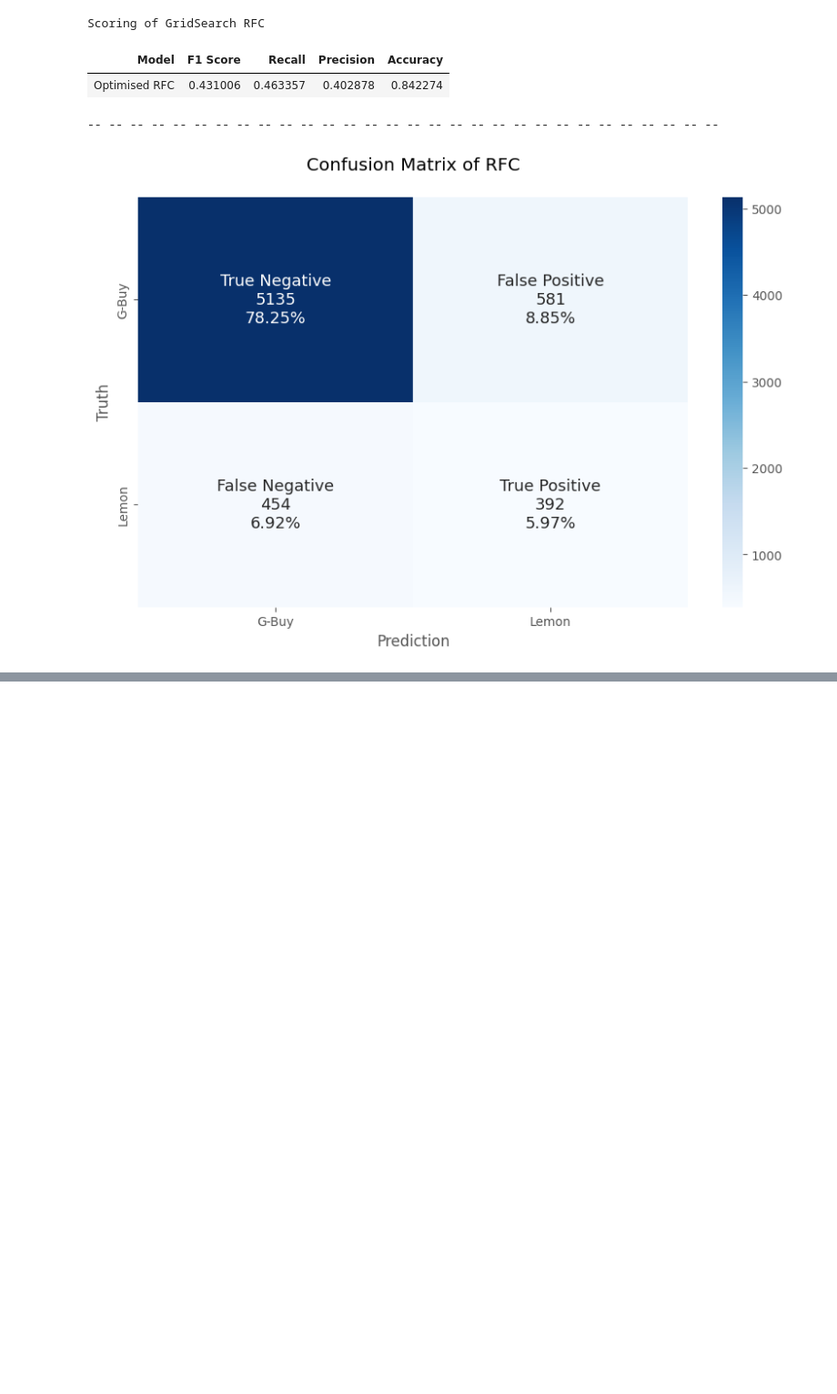
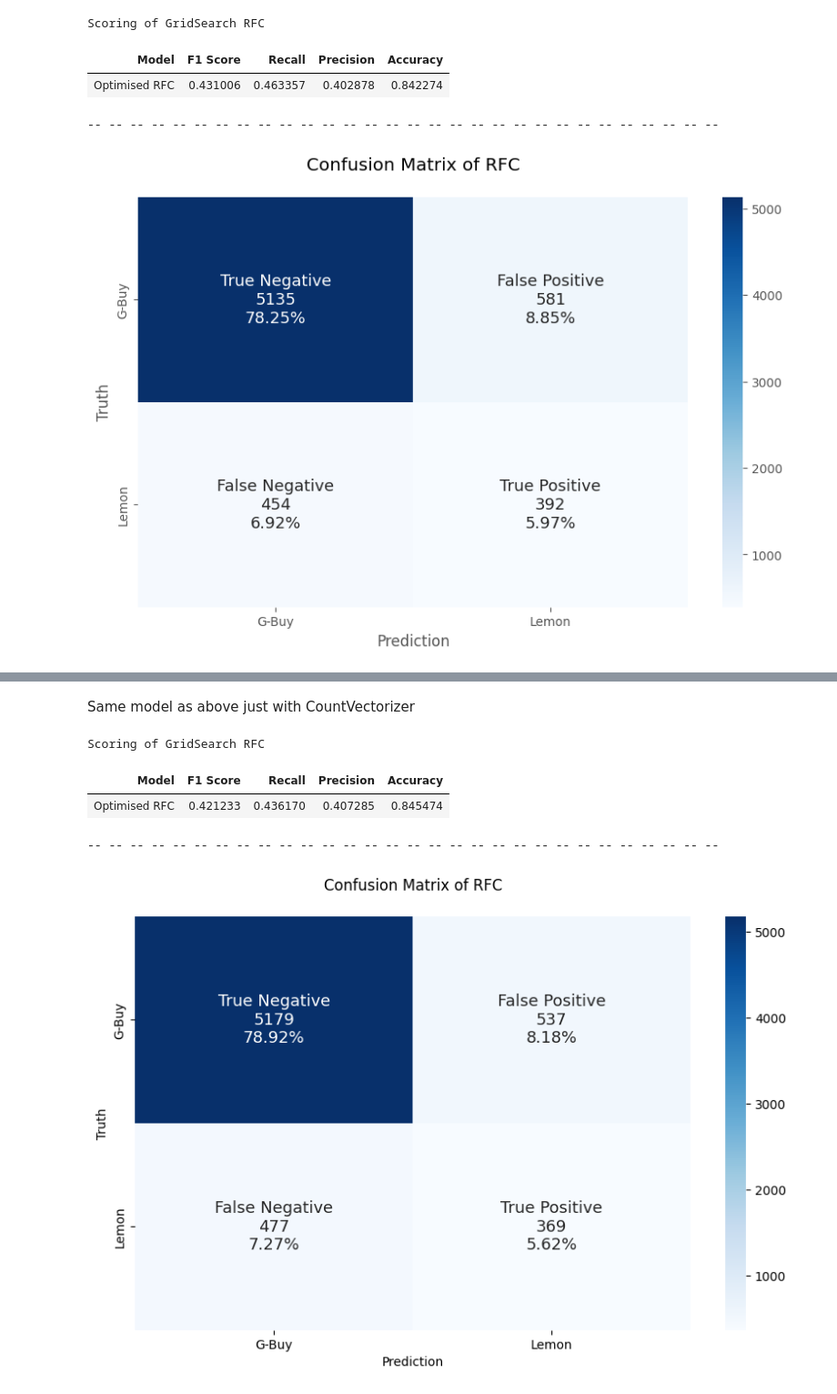
Before and after one commit to Joe-ElM/Used-Cars-Sales, a Jupyter notebook: Notebooks/9. NLP TF-IDF BOW.ipynb, the cells around one changed output, grey strips where cells are left out. Shown at 91% size. Cells and saved outputs as stored; diff of their text form; code cells hidden in the pictures; blank space fills up the shorter version.

```diff
--- a/Notebooks/9. NLP TF-IDF BOW.ipynb
+++ b/Notebooks/9. NLP TF-IDF BOW.ipynb
@@ -792,0 +786,55 @@ Scoring of GridSearch RFC FE
+# %% [markdown]
+Same model as above just with CountVectorizer
+# %%
+poly_pca_pipe             = Pipeline([('poly'  , PolynomialFeatures(degree=2)),
+                                      ('scaler', StandardScaler()),
+                                      ('pca'   , PCA(n_components=.99))
+                                     ])
+
+preprocessor              = ColumnTransformer([
+                                              ('num', poly_pca_pipe, num_cols),
+                                              ('cat', OneHotEncoder(handle_unknown='ignore'), cat_cols),
+                                              ('IDF', CountVectorizer(), 'Model_SubModel')
+                                              ])
+
+rfc                       = RandomForestClassifier(class_weight      = 'balanced',
+                                                   random_state      = 442,
+                                                   n_estimators      = 100,
+                                                   max_depth         = 37,
+                                                   min_samples_leaf  = 6,
+                                                   min_samples_split = 3
+                                                  )
+
+pipeline_rfc_best          = Pipeline([('preprocessor', preprocessor),
+                                       ('rfClassifier', rfc)
+                                       ])
+
+
+pipeline_rfc_best.fit(X_train_copy, y_train)                                       # X_train_rs, y_train_rs
+
+
+pred_rfc_best        = pipeline_rfc_best.predict(X_test_copy)
+f1_rfc_best          = f1_score(y_test       , pred_rfc_best)
+recall_rfc_best      = recall_score(y_test   , pred_rfc_best)
+precision_rfc_best   = precision_score(y_test, pred_rfc_best)
+accuracy_rfc_best    = accuracy_score(y_test , pred_rfc_best)
+
+
+rfc_metrics_best     = pd.DataFrame({
+                                    'Model'    : ['Optimised RFC'],
+                                    'F1 Score' : [f1_rfc_best],
+                                    'Recall'   : [recall_rfc_best],
+                                    'Precision': [precision_rfc_best],
+                                    'Accuracy' : [accuracy_rfc_best]
+                                    })
+
+print('Scoring of GridSearch RFC')
+display(rfc_metrics_best.style.hide())
+print('-- '*30)
+Confusion_Matrix_Func(y_test, pred_rfc_best, 'RFC');
+# %% [output]
+Scoring of GridSearch RFC
+| Model | F1 Score | Recall | Precision | Accuracy |
+| Optimised RFC | 0.421233 | 0.436170 | 0.407285 | 0.845474 |
+-- -- -- -- -- -- -- -- -- -- -- -- -- -- -- -- -- -- -- -- -- -- -- -- -- -- -- -- -- --
+[figure, added]
```
Also changed, not shown: parts of 1 cell of this notebook.
